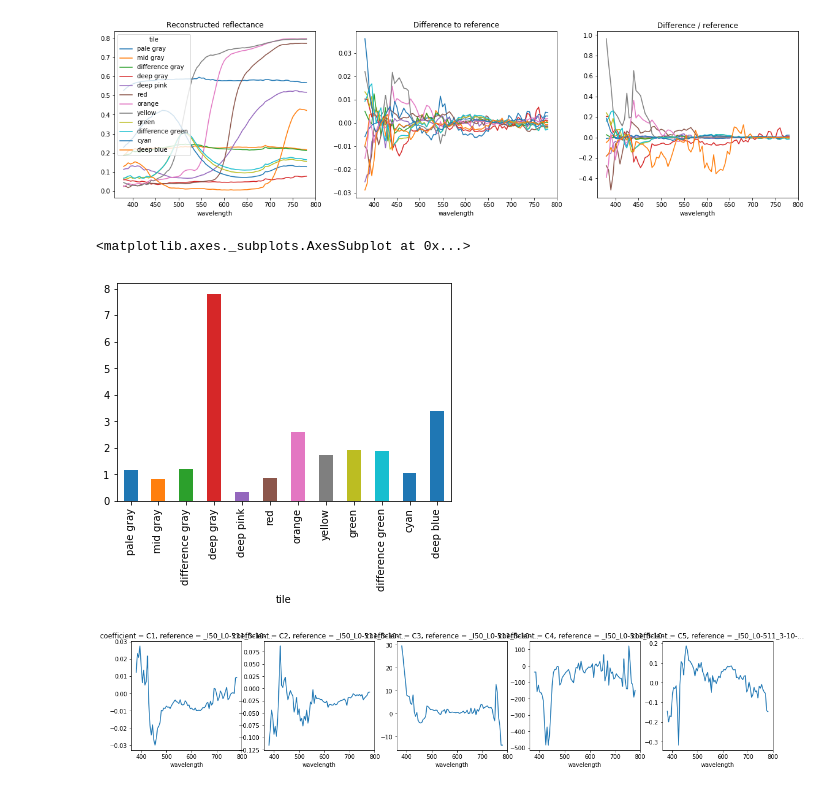
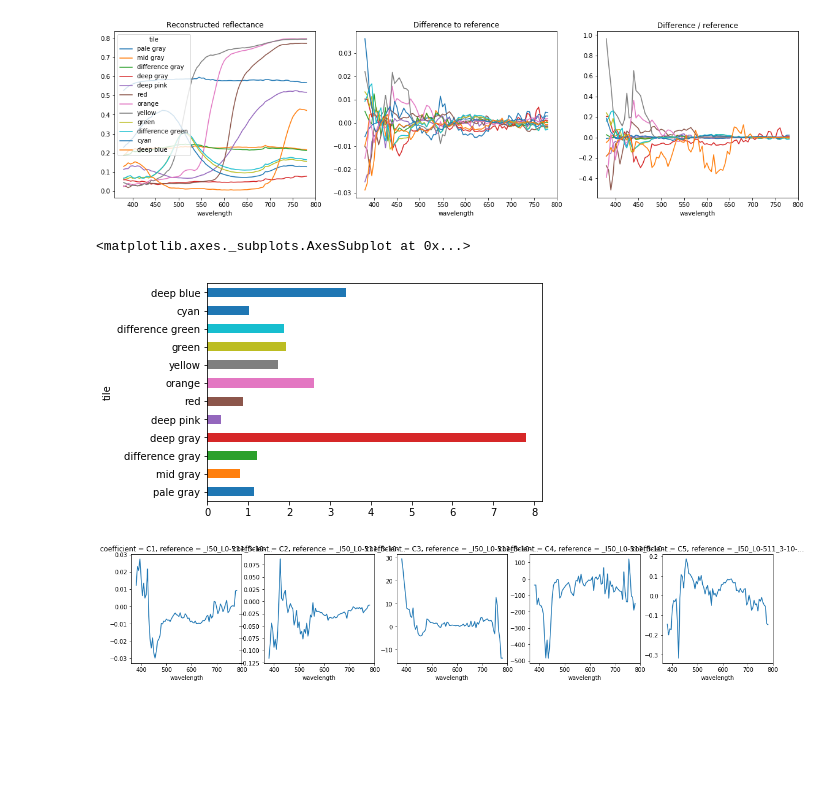
Before and after one commit to silmae/colortiles, a Jupyter notebook: Fit of measurement.ipynb, the cells around one changed output. Drawn from its saved outputs; the diff is of its cells as text; code cells hidden in the pictures; blank space fills up the shorter version.

```diff
--- a/Fit of measurement.ipynb
+++ b/Fit of measurement.ipynb
@@ -173,10 +178,10 @@ plt.show()
 # %% [output]
 [figure]
 # %%
-deltaE(reconstruction_cz, reference_cz.drop(['white', 'black'], dim='tile'))['deltaE'].to_series().plot.bar()
+deltaE(reconstruction_cz, reference_cz.drop(['white', 'black'], dim='tile'))['deltaE'].to_series().plot.barh()
 # %% [output]
 <matplotlib.axes._subplots.AxesSubplot at 0x...>
-[figure, old version]
+[figure, new version]
 # %%
 cz_reco_df = reconstruction_cz.drop(['band', 'reference', 'filename']).to_dataset('tile').to_dataframe()
 cz_reco_df.to_csv('data/corrected_reflectances_cz.csv')
```
Also changed, not shown: parts of 5 cells of this notebook, 1 other file.
